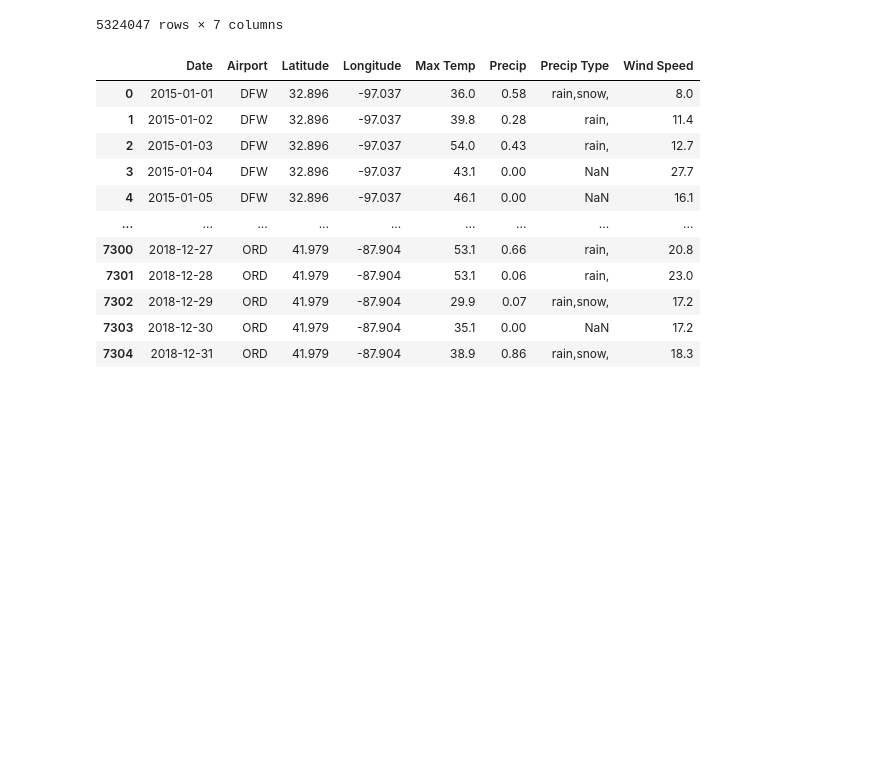
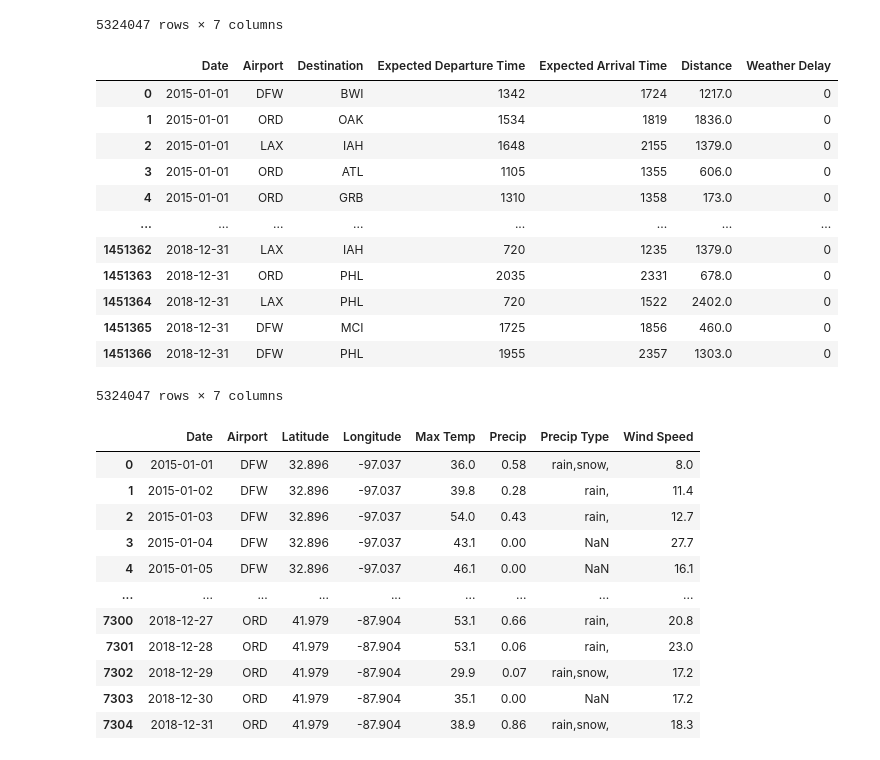
Before and after one commit to domingo-aj/Group-Project-1, a Jupyter notebook: Updated Clean Flight Data.ipynb, the cells around one changed output. Cells and saved outputs as stored; diff of their text form; code cells hidden in the pictures; blank space fills up the shorter version.

```diff
--- a/Updated Clean Flight Data.ipynb
+++ b/Updated Clean Flight Data.ipynb
@@ -35,6 +35,23 @@ summary
 | 1451365 | 2018-12-31 | DFW | MCI | 1725 | 1856 | 460.0 | 0 |
 | 1451366 | 2018-12-31 | DFW | PHL | 1955 | 2357 | 1303.0 | 0 |
 5324047 rows × 7 columns
+# %%
+new_summary = summary.rename(columns={"Origin" : "Airport"})
+new_summary
+# %% [output]
+|  | Date | Airport | Destination | Expected Departure Time | Expected Arrival Time | Distance | Weather Delay |
+| 0 | 2015-01-01 | DFW | BWI | 1342 | 1724 | 1217.0 | 0 |
+| 1 | 2015-01-01 | ORD | OAK | 1534 | 1819 | 1836.0 | 0 |
+| 2 | 2015-01-01 | LAX | IAH | 1648 | 2155 | 1379.0 | 0 |
+| 3 | 2015-01-01 | ORD | ATL | 1105 | 1355 | 606.0 | 0 |
+| 4 | 2015-01-01 | ORD | GRB | 1310 | 1358 | 173.0 | 0 |
+| ... | ... | ... | ... | ... | ... | ... | ... |
+| 1451362 | 2018-12-31 | LAX | IAH | 720 | 1235 | 1379.0 | 0 |
+| 1451363 | 2018-12-31 | ORD | PHL | 2035 | 2331 | 678.0 | 0 |
+| 1451364 | 2018-12-31 | LAX | PHL | 720 | 1522 | 2402.0 | 0 |
+| 1451365 | 2018-12-31 | DFW | MCI | 1725 | 1856 | 460.0 | 0 |
+| 1451366 | 2018-12-31 | DFW | PHL | 1955 | 2357 | 1303.0 | 0 |
+5324047 rows × 7 columns
 # %%
 weather_data
 # %% [output]
```
Also changed, not shown: parts of 5 cells of this notebook.
